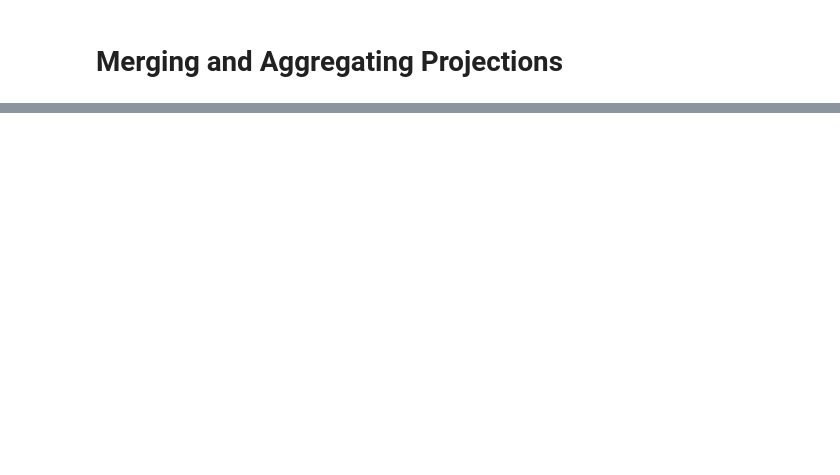
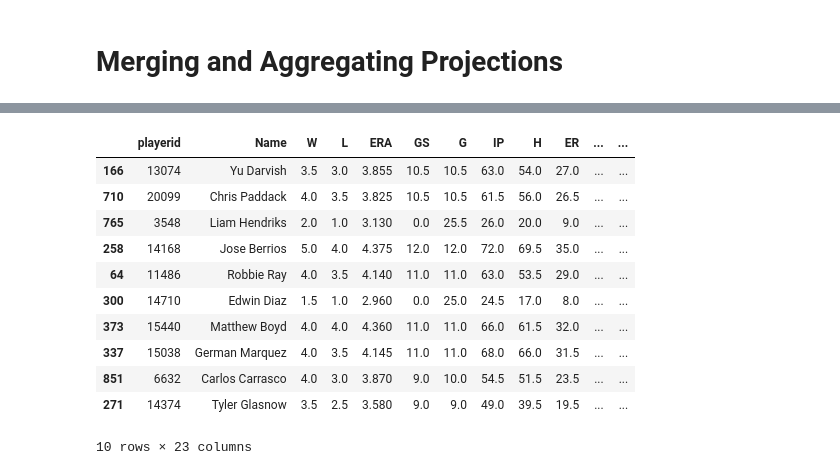
Before and after one commit to philosofool/fantasy-baseball-draft, a Jupyter notebook: Projection Merging and Aggregating.ipynb, the cells around one changed output, grey strips where cells are left out. Drawn from its saved outputs; the diff is of its cells as text; code cells hidden in the pictures; blank space fills up the shorter version.

```diff
--- a/Projection Merging and Aggregating.ipynb
+++ b/Projection Merging and Aggregating.ipynb
@@ -42,0 +246,33 @@ str(np.nan) + ' hi'
+# %%
+namer = NameToFangraphsID(pitchers,cbs)
+namer.transform_suffix('Jr.')
+cbs_pit_to_fg_names = { ## we are going to comment out unhandled cases so we have a record later.
+    #'Lance McCullers',# a junior, will fix elsewise
+    'Kwang Hyun Kim': 'Kwang-hyun Kim',
+    'Jake Junis': 'Jakob Junis',
+    #'Carl Edwards', #jr.
+    'J.T. Brubaker':'Johnathan Brubaker',
+    #'Nick Lodolo',##not forcast in either set!
+    #'Brooks Raley',#not found
+    'Cam Hill':'Cameron Hill',
+    #'Stephen Woods':'', #jr.
+    #'Duane Underwood',#jr.
+    'Mike Shawaryn':'Michael Shawaryn'
+}
+player_to_fg_id = { #manually...
+    'Austin Adams RP | SEA': '13801',
+    'David Peterson SP | NYM' : '20302',
+    'Tyler Alexander SP | DET': '17735',
+    'Javy Guerra RP | WAS': '7407',
+    'Cody Reed RP | CIN'  : '15232',
+    'Javy Guerra RP | SD' : '17292',
+    'Wander Franco SS | TB' : 'sa3007033',
+    'Jose Martinez RF | TB' : '7996'
+
+
+}
+
+#namer.fg_data.reset_index(inplace=True)
+namer.add_ids_from_fg_data()
+namer.add_ids_from_dict(player_to_fg_id, name_data_key='Player')
+namer.add_ids_from_dict(cbs_to_fg_names, name_data_key='Player')
@@ -42,0 +288,4 @@ str(np.nan) + ' hi'
+# %%
+pit_df = pd.merge(pitchers, namer.name_data[['Name','playerid','Avail']], on='playerid')
+pit_df.drop('Name_y',inplace = True,axis=1)
+pit_df.rename(columns={'Name_x':'Name'}, inplace = True)
@@ -42,0 +302,18 @@ str(np.nan) + ' hi'
+# %%
+stats.replacement_level['P'] = stats.pitcher_replacement_level(pit_df)
+pit_df['FWAR'] = pit_df.apply(stats.pitcherFWAR, axis = 1)
+# %%
+pit_df.sort_values(by='FWAR',ascending=False)[20:30]
+# %% [output]
+|  | playerid | Name | W | L | ERA | GS | G | IP | H | ER | ... | ... |
+| 166 | 13074 | Yu Darvish | 3.5 | 3.0 | 3.855 | 10.5 | 10.5 | 63.0 | 54.0 | 27.0 | ... | ... |
+| 710 | 20099 | Chris Paddack | 4.0 | 3.5 | 3.825 | 10.5 | 10.5 | 61.5 | 56.0 | 26.5 | ... | ... |
+| 765 | 3548 | Liam Hendriks | 2.0 | 1.0 | 3.130 | 0.0 | 25.5 | 26.0 | 20.0 | 9.0 | ... | ... |
+| 258 | 14168 | Jose Berrios | 5.0 | 4.0 | 4.375 | 12.0 | 12.0 | 72.0 | 69.5 | 35.0 | ... | ... |
+| 64 | 11486 | Robbie Ray | 4.0 | 3.5 | 4.140 | 11.0 | 11.0 | 63.0 | 53.5 | 29.0 | ... | ... |
+| 300 | 14710 | Edwin Diaz | 1.5 | 1.0 | 2.960 | 0.0 | 25.0 | 24.5 | 17.0 | 8.0 | ... | ... |
+| 373 | 15440 | Matthew Boyd | 4.0 | 4.0 | 4.360 | 11.0 | 11.0 | 66.0 | 61.5 | 32.0 | ... | ... |
+| 337 | 15038 | German Marquez | 4.0 | 3.5 | 4.145 | 11.0 | 11.0 | 68.0 | 66.0 | 31.5 | ... | ... |
+| 851 | 6632 | Carlos Carrasco | 4.0 | 3.0 | 3.870 | 9.0 | 10.0 | 54.5 | 51.5 | 23.5 | ... | ... |
+| 271 | 14374 | Tyler Glasnow | 3.5 | 2.5 | 3.580 | 9.0 | 9.0 | 49.0 | 39.5 | 19.5 | ... | ... |
+10 rows × 23 columns
```
Also changed, not shown: parts of 27 cells of this notebook, 1 other file.
